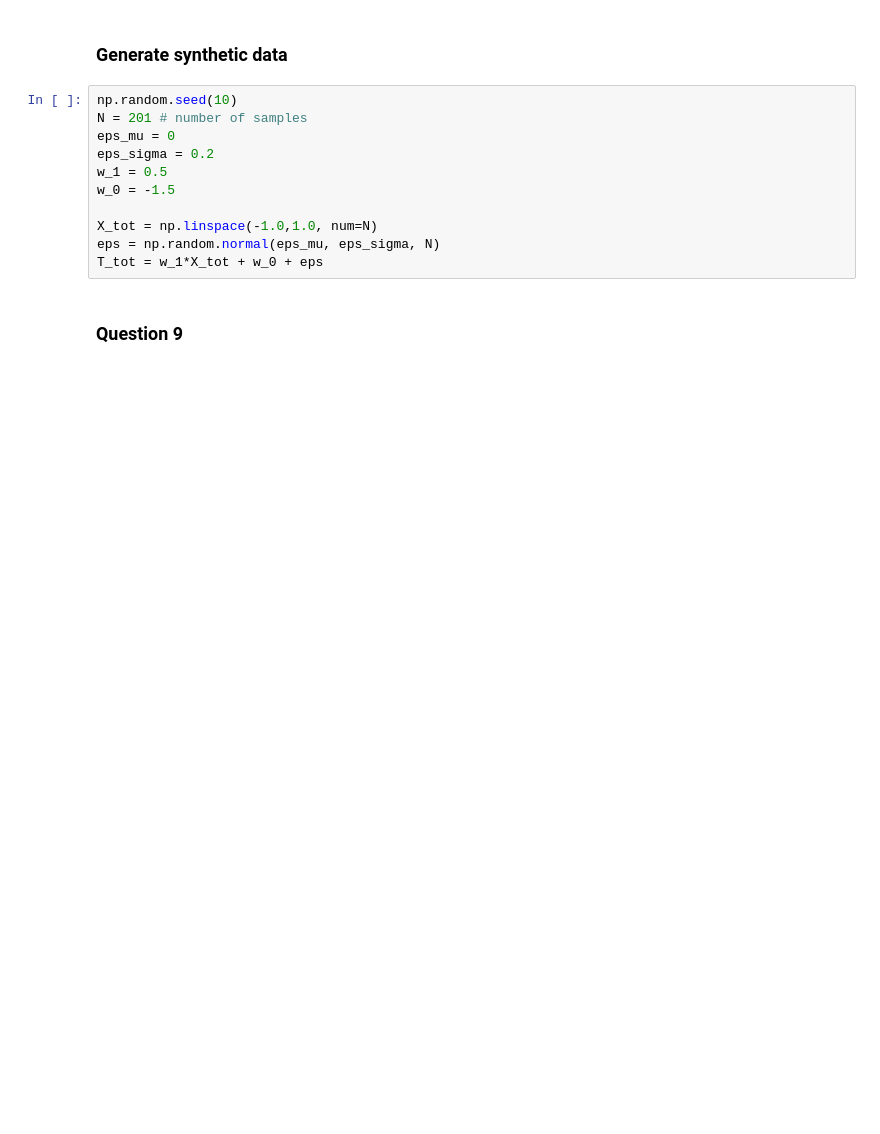
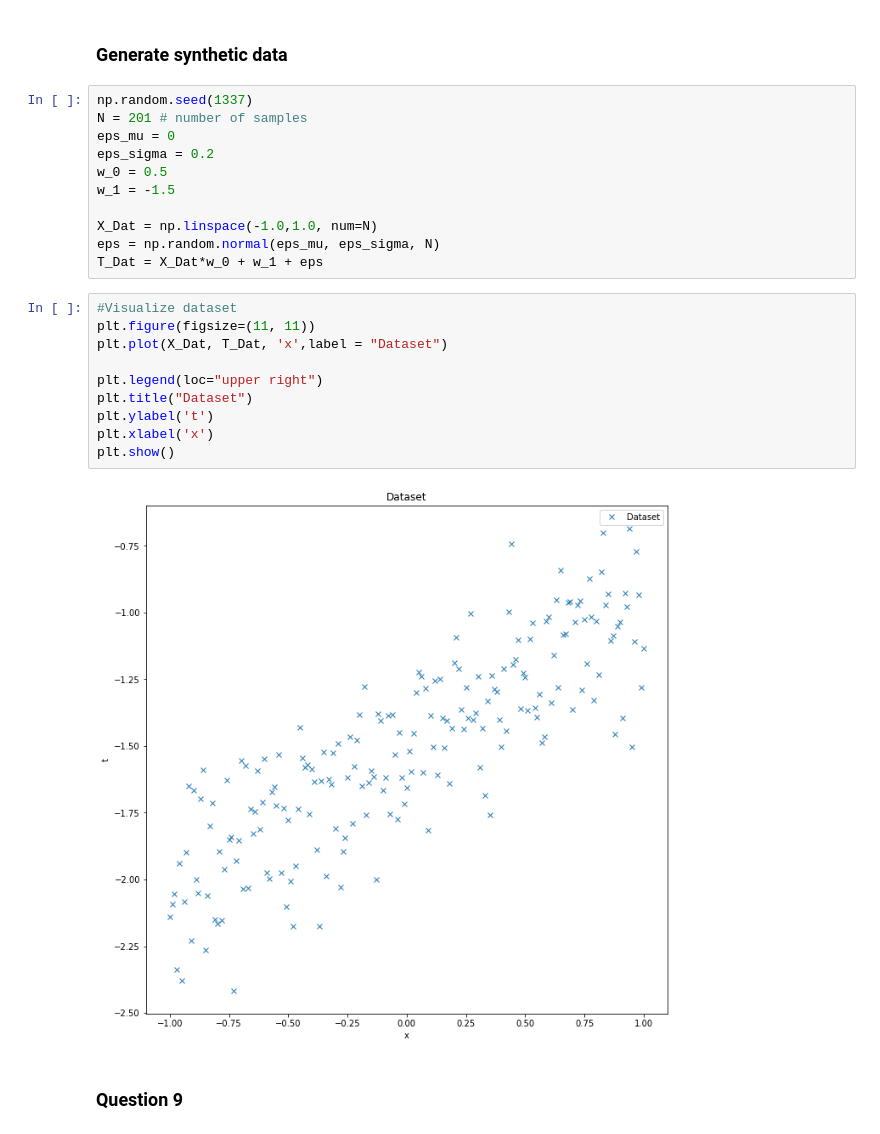
Before and after one commit to hkindbom/DD2434-Machine-Learning-Advanced, a Jupyter notebook: Assignment 1.ipynb, the cells around one changed output. Saved outputs shown, nothing was run; the diff lists cells and outputs as text; blank space fills up the shorter version.

```diff
--- a/Assignment 1.ipynb
+++ b/Assignment 1.ipynb
@@ -12,16 +13,28 @@ from itertools import product
 # %% [markdown]
 ### Generate synthetic data
 # %%
-np.random.seed(10)
+np.random.seed(1337)
 N = 201 # number of samples
 eps_mu = 0
 eps_sigma = 0.2
-w_1 = 0.5
-w_0 = -1.5
+w_0 = 0.5
+w_1 = -1.5
 
-X_tot = np.linspace(-1.0,1.0, num=N)
+X_Dat = np.linspace(-1.0,1.0, num=N)
 eps = np.random.normal(eps_mu, eps_sigma, N)
-T_tot = w_1*X_tot + w_0 + eps
+T_Dat = X_Dat*w_0 + w_1 + eps
+# %%
+#Visualize dataset
+plt.figure(figsize=(11, 11))
+plt.plot(X_Dat, T_Dat, 'x',label = "Dataset")
+
+plt.legend(loc="upper right")
+plt.title("Dataset")
+plt.ylabel('t')
+plt.xlabel('x')
+plt.show()
+# %% [output]
+[figure, added]
 # %% [markdown]
 ### Question 9
 # %%
```
Also changed, not shown: parts of 13 cells of this notebook.
